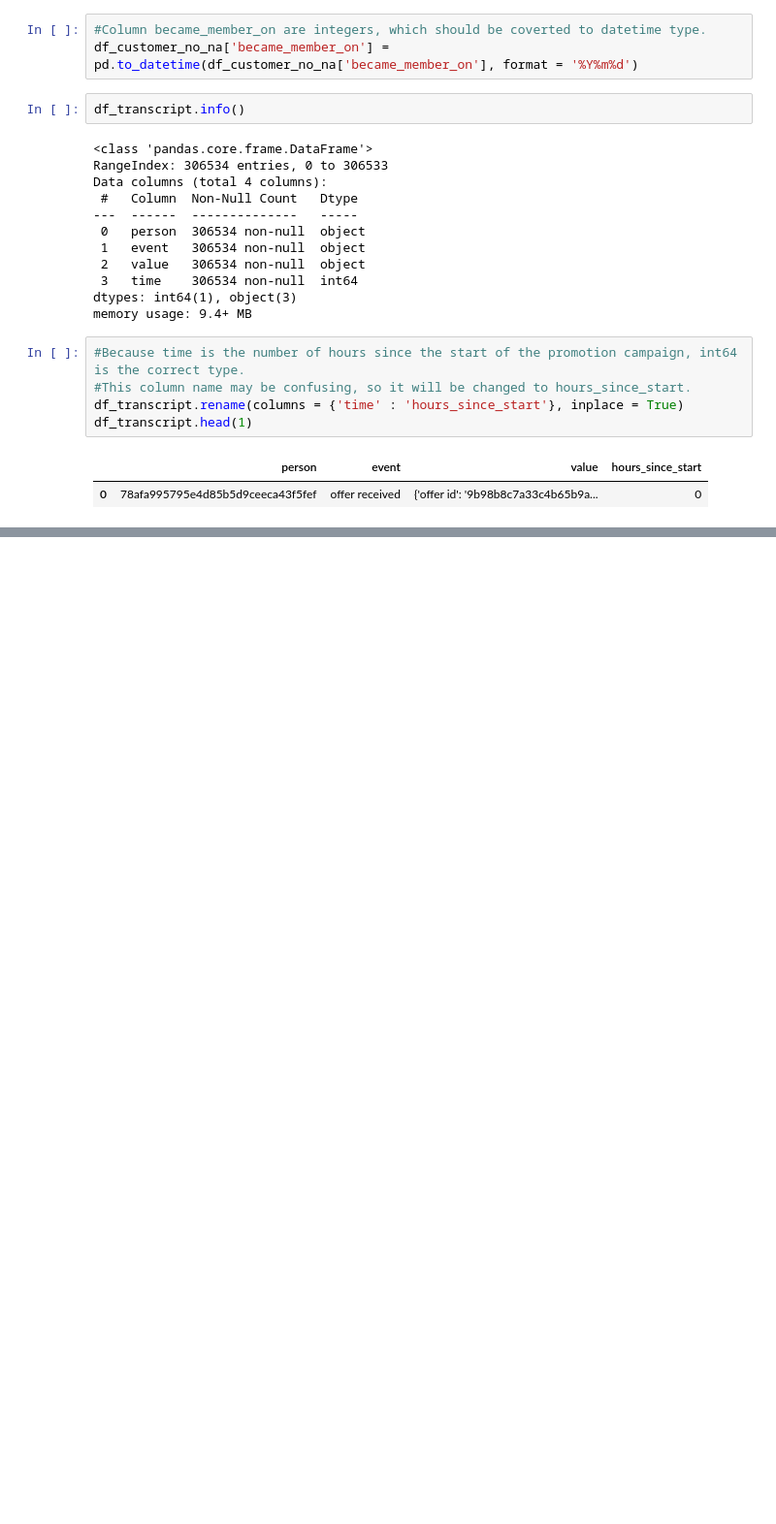
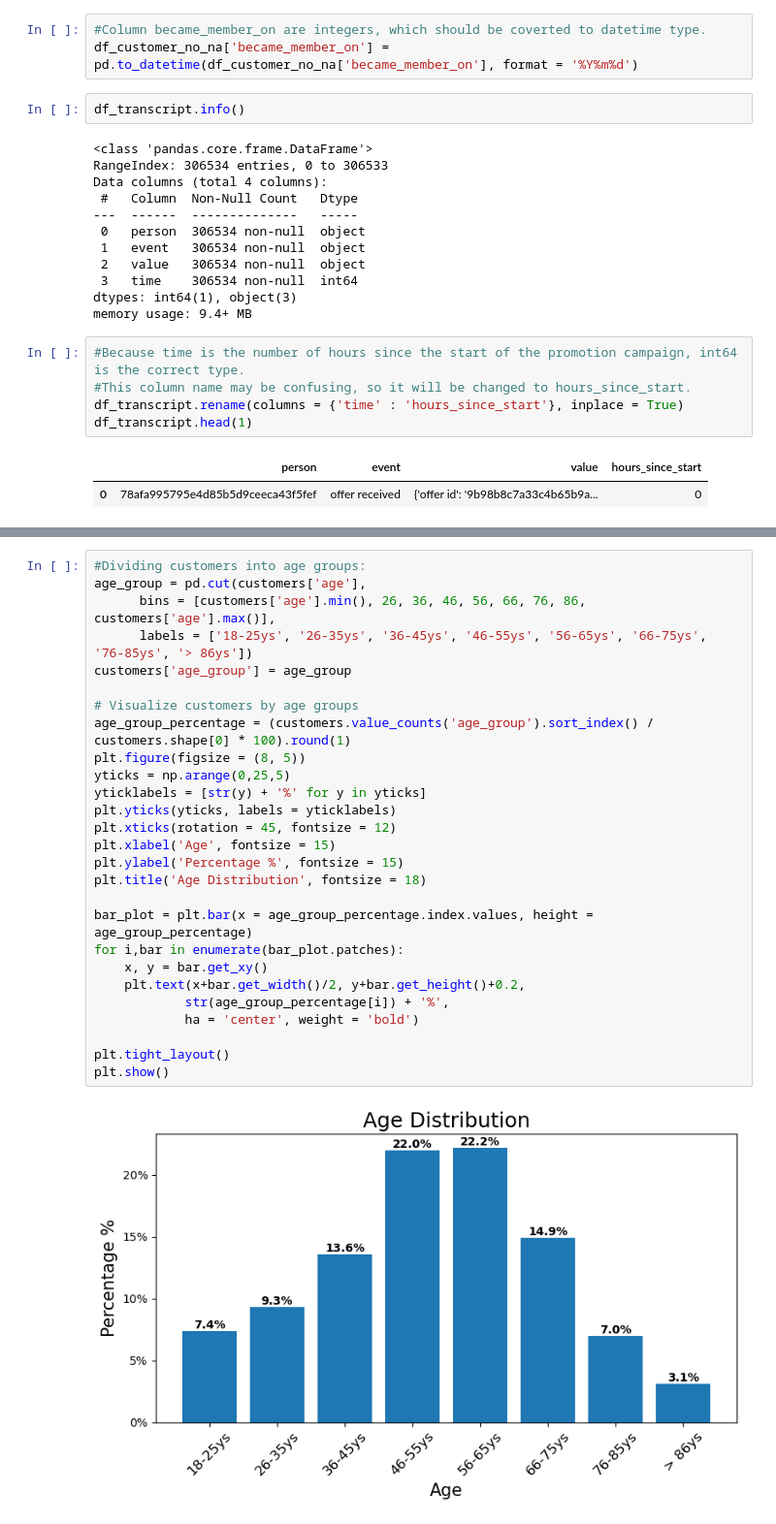
Before and after one commit to Yash1398/Starbucks_promotions_Data_Analysis, a Jupyter notebook: main.ipynb, the cells around one changed output, grey strips where cells are left out. Shown at 97% size. Drawn from its saved outputs; the diff is of its cells as text; blank space fills up the shorter version.

```diff
--- a/main.ipynb
+++ b/main.ipynb
@@ -194,0 +308,29 @@ df_transcript.head(1)
+# %%
+#Dividing customers into age groups:
+age_group = pd.cut(customers['age'],
+      bins = [customers['age'].min(), 26, 36, 46, 56, 66, 76, 86, customers['age'].max()],
+      labels = ['18-25ys', '26-35ys', '36-45ys', '46-55ys', '56-65ys', '66-75ys', '76-85ys', '> 86ys'])
+customers['age_group'] = age_group
+
+# Visualize customers by age groups
+age_group_percentage = (customers.value_counts('age_group').sort_index() / customers.shape[0] * 100).round(1)
+plt.figure(figsize = (8, 5))
+yticks = np.arange(0,25,5)
+yticklabels = [str(y) + '%' for y in yticks]
+plt.yticks(yticks, labels = yticklabels)
+plt.xticks(rotation = 45, fontsize = 12)
+plt.xlabel('Age', fontsize = 15)
+plt.ylabel('Percentage %', fontsize = 15)
+plt.title('Age Distribution', fontsize = 18)
+
+bar_plot = plt.bar(x = age_group_percentage.index.values, height = age_group_percentage)
+for i,bar in enumerate(bar_plot.patches):
+    x, y = bar.get_xy()
+    plt.text(x+bar.get_width()/2, y+bar.get_height()+0.2,
+            str(age_group_percentage[i]) + '%',
+            ha = 'center', weight = 'bold')
+
+plt.tight_layout()
+plt.show()
+# %% [output]
+[figure, added]
```
Also changed, not shown: parts of 103 cells of this notebook.
